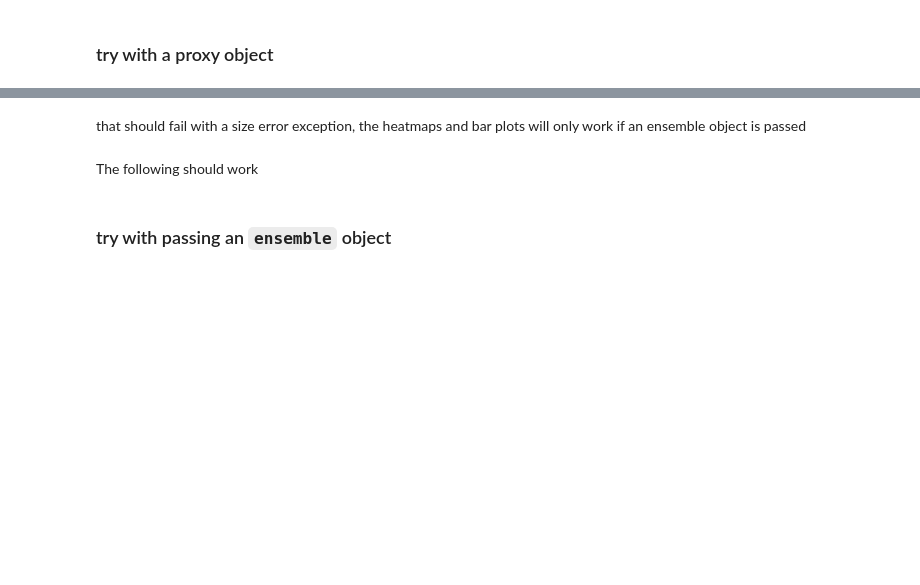
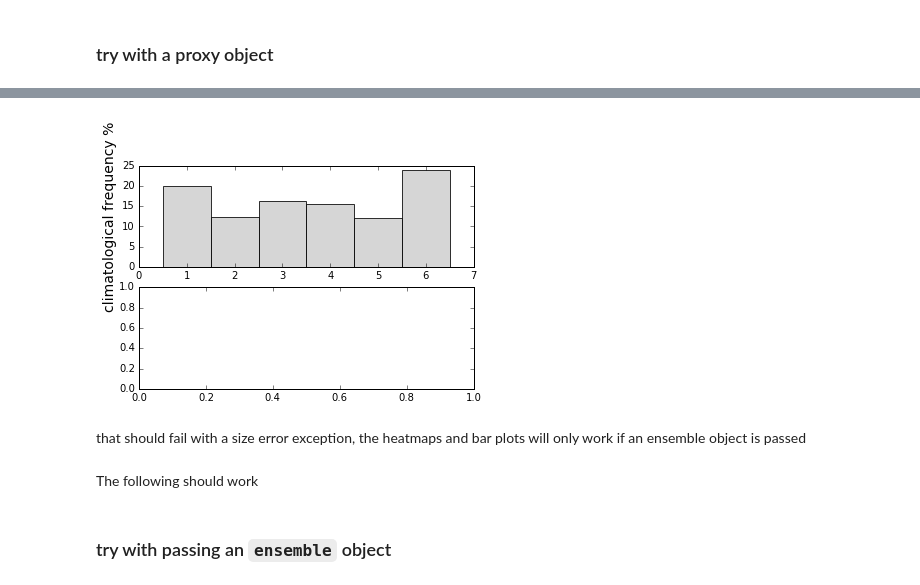
Before and after one commit to nicolasfauchereau/paleopy, a Jupyter notebook: notebooks/WR.ipynb, the cells around one changed output, grey strips where cells are left out. Cells and saved outputs as stored; diff of their text form; code cells hidden in the pictures; blank space fills up the shorter version.

```diff
--- a/notebooks/WR.ipynb
+++ b/notebooks/WR.ipynb
@@ -71,3 +101,7 @@ w.df_probs
+# %%
+f = w.plot_bar()
+# %% [output]
+[figure, added]
 # %% [markdown]
 that should fail with a size error exception, the heatmaps and bar plots will
 only work if an ensemble object is passed
```
Also changed, not shown: parts of 15 cells of this notebook, 6 other files.
